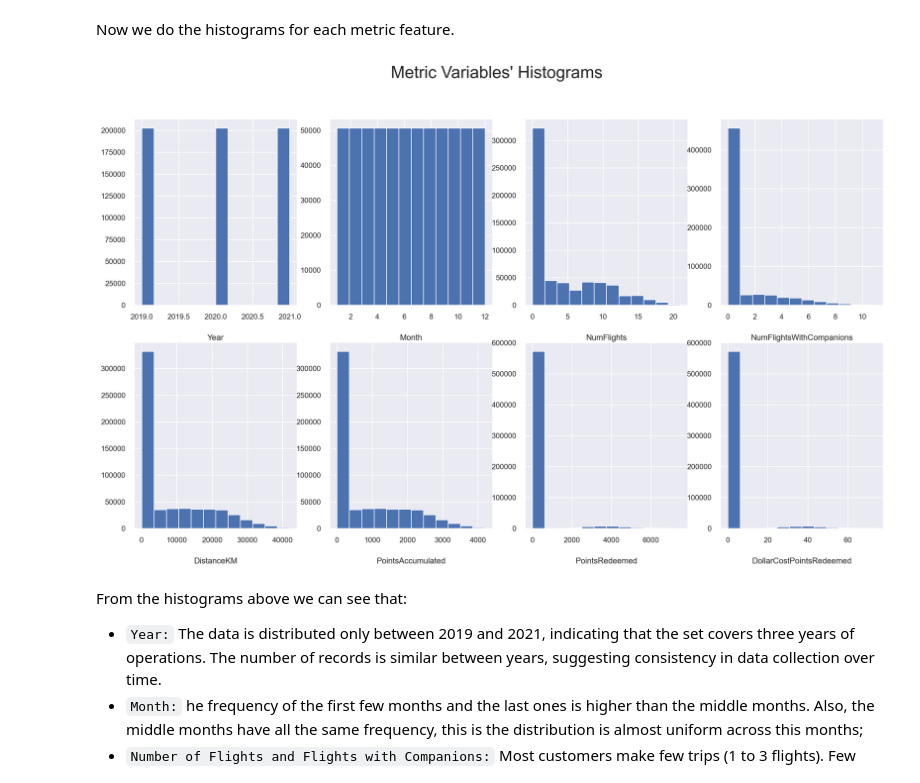
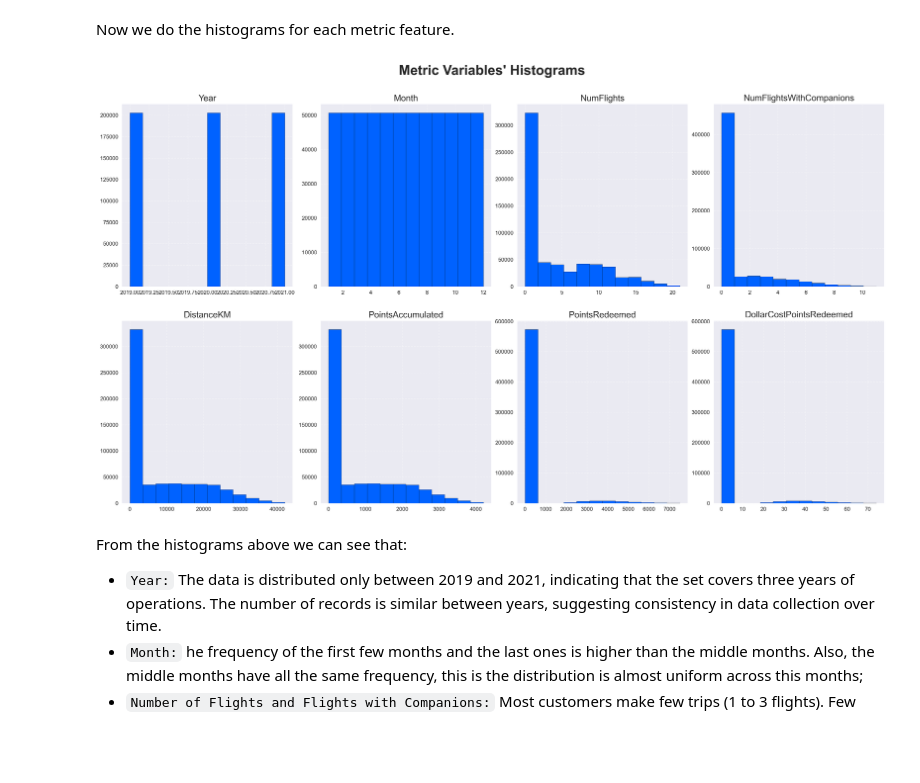
Before and after one commit to lourenco500/Data-Mining-Project, a Jupyter notebook: Deliverable_1 Lourenço.ipynb, the cells around one changed output. Saved outputs shown, nothing was run; the diff lists cells and outputs as text; code cells hidden in the pictures; blank space fills up the shorter version.

Commit message:
visualisations and latitude-longitude

```diff
--- a/Deliverable_1 Lourenço.ipynb
+++ b/Deliverable_1 Lourenço.ipynb
@@ -126,34 +129,50 @@ Non-Metric Features:
 # %% [markdown]
 Now we do the histograms for each metric feature.
 # %%
-## Define number of rows and columns
-sp_rows = 2
-sp_cols = ceil(len(metric_features_FDB) / sp_rows)
+# Set number of rows and columns
+sp_rows_FDB = 2
+sp_cols_FDB = ceil(len(metric_features_FDB) / sp_rows_FDB) # adapt the number of columns to the number of features
 
-fig, axes = plt.subplots(sp_rows,
-                         sp_cols,
-                         figsize=(20, 11))
+# Set minimal style
+plt.style.use("seaborn-v0_8")
+
+# Create a canvas for the metric features
+fig, axes = plt.subplots(sp_rows_FDB,
+                         sp_cols_FDB,
+                         figsize=(20, 11),
+                         constrained_layout=True) # Adjust automatically spacing between subplot and labels
+
+# Increase vertical space between rows
+fig.set_constrained_layout_pads(h_pad=.2)
 
 # Plot data
 # Iterate across axes objects and associate each histogram
 for ax, feat in zip(axes.flatten(), metric_features_FDB):
-    ax.hist(flightsDB[feat], bins=12) # 12 bins to accomodate the feature 'month' and because no interpretability in the other graphs is lost
-    ax.set_title(feat, y=-0.21)
+    # Set bins, change inside and edge color of the graphs for better contrast
+    ax.hist(flightsDB[feat], bins=12, color="#0062FF", edgecolor="black") # 12 bins to accomodate the feature 'month' and because no interpretability in the other graphs is lost
+
+    # Put title of each graph with bigger font
+    ax.set_title(feat, fontsize=16)
+
+    # Put grid with low opacity and dashed line so it's visible, but not distracting
+    ax.grid(True, linestyle="--", alpha=0.4)
 
 # Layout
-# Add a centered title to the figure:
-plt.suptitle("Metric Variables' Histograms", fontsize = 25)
+# Add title, make it bigger and bold and add space between title and first row of plots
+plt.suptitle("Metric Variables' Histograms",
+             fontsize = 25, fontweight="bold", y=1.05)
 
 
-if not os.path.exists(os.path.join('..', 'figures', 'eda')):
-    # if the exp_analysis directory is not present then create it first
-    os.makedirs(os.path.join('..', 'figures', 'eda'))
+# Create the folder '../figures/eda' if it doesn't already exist
+os.makedirs(os.path.join('..', 'figures', 'eda'), exist_ok=True)
 
+# Save figure to a png file in the folder created before
 plt.savefig(os.path.join('..', 'figures', 'eda', 'numeric_variables_histograms.png'), dpi=200)
 
+# Show plot
 plt.show()
 # %% [output]
-[figure, old version]
+[figure, new version]
 # %% [markdown]
 From the histograms above we can see that:
 
```
Also changed, not shown: parts of 14 cells of this notebook.
